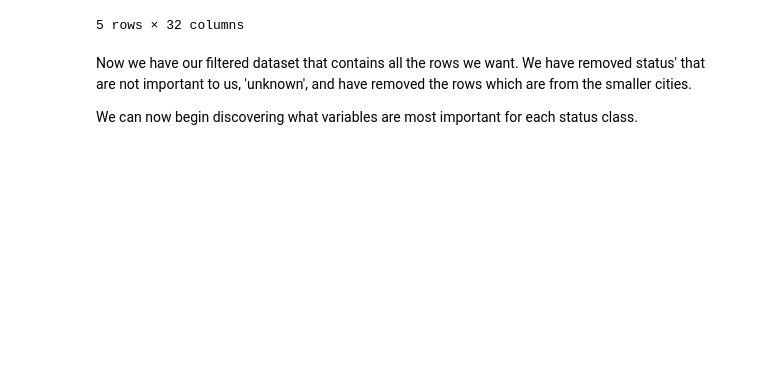
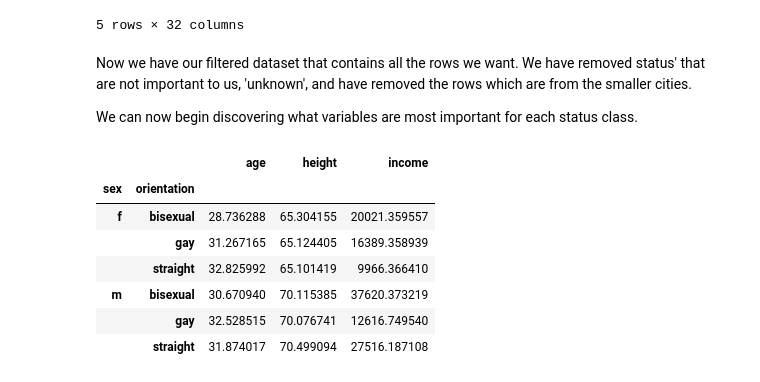
Before and after one commit to brianellis1997/DateAScientist, a Jupyter notebook: date-a-scientist.ipynb, the cells around one changed output. Saved outputs shown, nothing was run; the diff lists cells and outputs as text; code cells hidden in the pictures; blank space fills up the shorter version.

```diff
--- a/date-a-scientist.ipynb
+++ b/date-a-scientist.ipynb
@@ -499,3 +500,14 @@ top_cities.head()
 Now we have our filtered dataset that contains all the rows we want. We have removed status' that are not important to us, 'unknown', and have removed the rows which are from the smaller cities.
 
 We can now begin discovering what variables are most important for each status class.
+# %%
+top_cities.groupby(['sex', 'orientation']).mean()
+# %% [output]
+|  |  | age | height | income |
+| sex | orientation |  |  |  |
+| f | bisexual | 28.736288 | 65.304155 | 20021.359557 |
+|  | gay | 31.267165 | 65.124405 | 16389.358939 |
+|  | straight | 32.825992 | 65.101419 | 9966.366410 |
+| m | bisexual | 30.670940 | 70.115385 | 37620.373219 |
+|  | gay | 32.528515 | 70.076741 | 12616.749540 |
+|  | straight | 31.874017 | 70.499094 | 27516.187108 |
```
Also changed, not shown: parts of 11 cells of this notebook.
